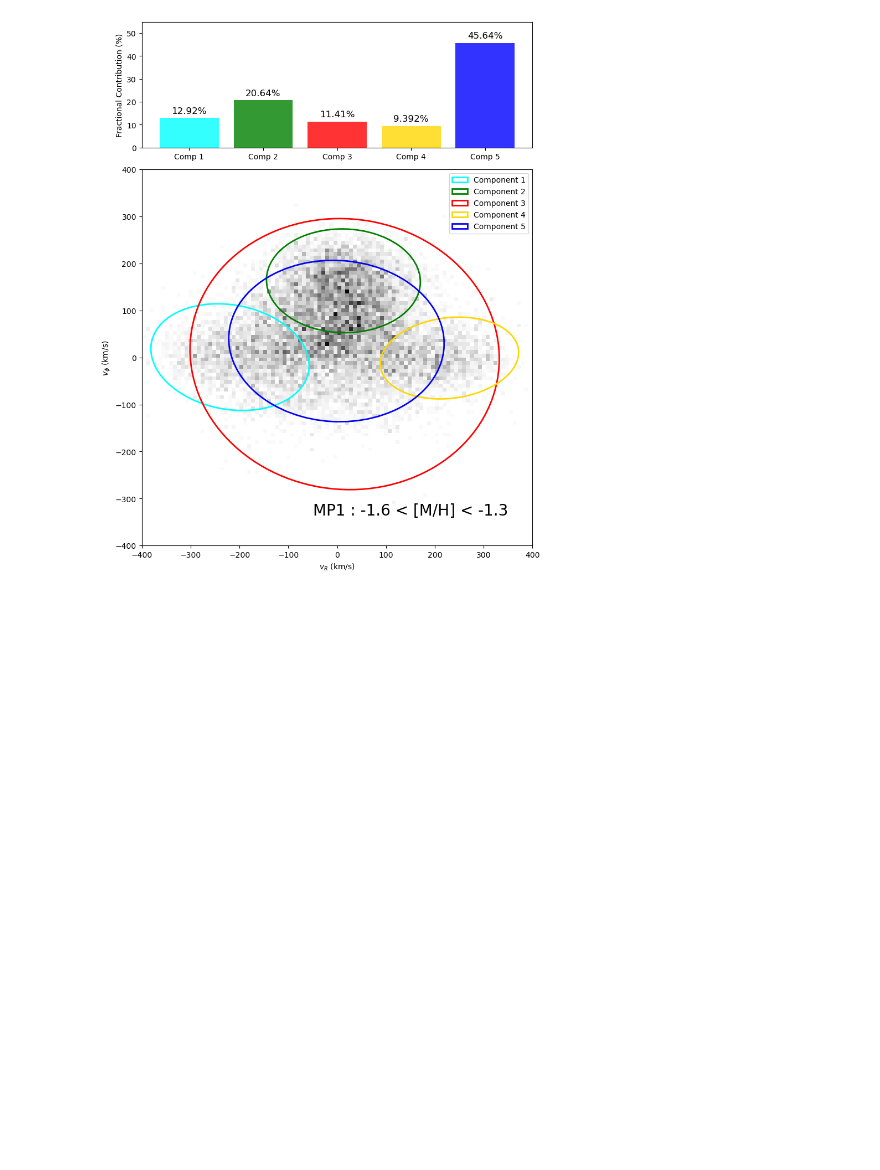
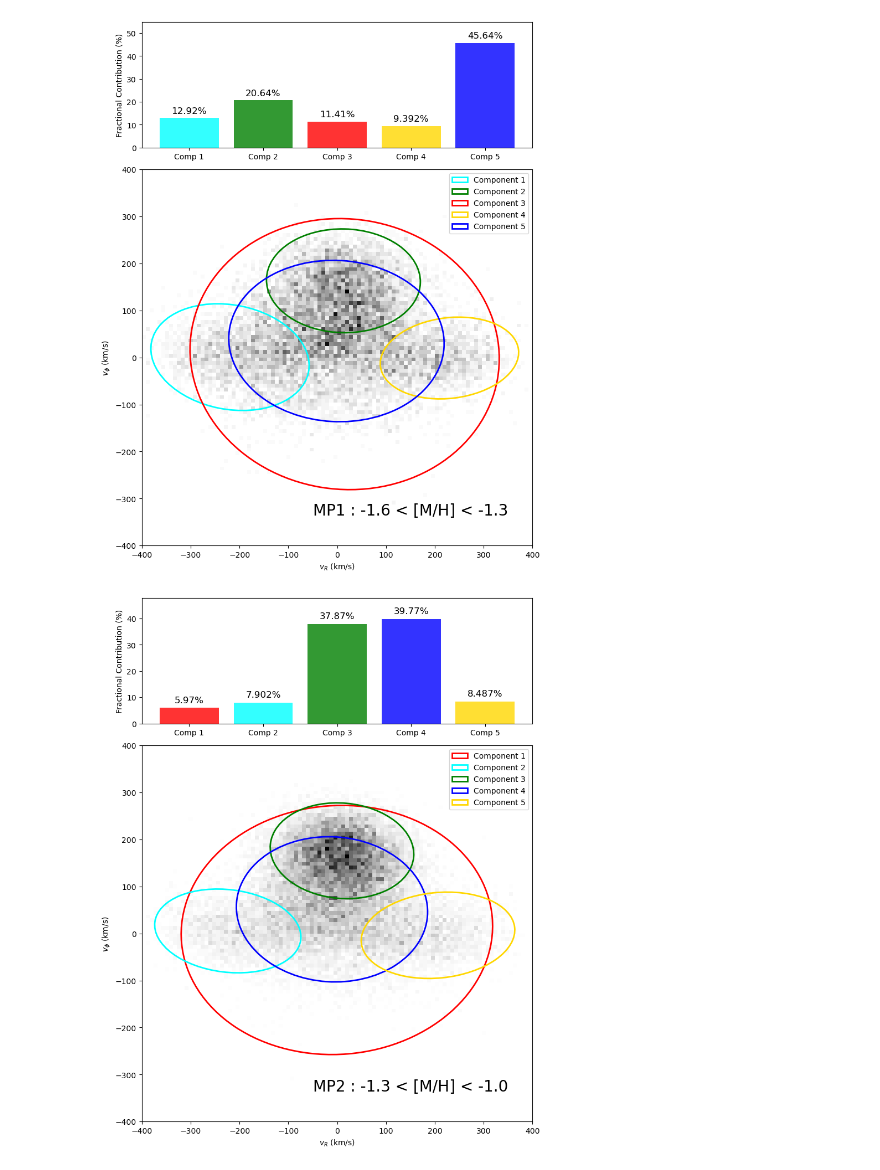
Before and after one commit to raunaq-rai/Disentangling-the-Milky-Way-using-GMM, a Jupyter notebook: Figure_5.ipynb, the cells around one changed output. Drawn from its saved outputs; the diff is of its cells as text; code cells hidden in the pictures; blank space fills up the shorter version.

```diff
--- a/Figure_5.ipynb
+++ b/Figure_5.ipynb
@@ -224,0 +240,5 @@ gmm_mp2 = fit_gmm_fixed_components(df_mp2, 5, n_init=50)
+# %%
+custom_colors = ['red','aqua','green','blue','gold']
+plot_gmm_with_contributions(df_mp2, gmm_mp2, bin_label="MP2 : -1.3 < [M/H] < -1.0", component_colors=custom_colors)
+# %% [output]
+[figure, added]
```
Also changed, not shown: parts of 4 cells of this notebook.
